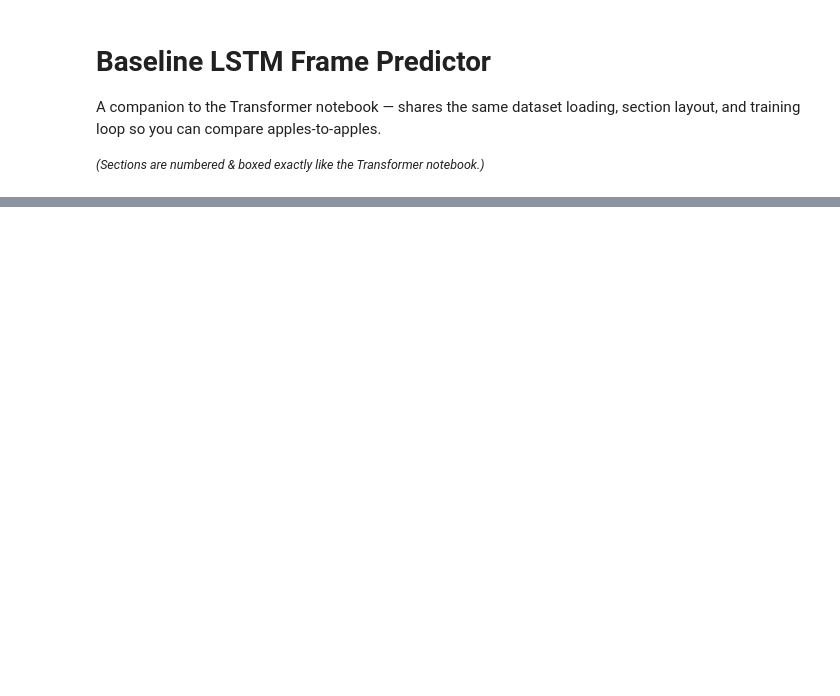
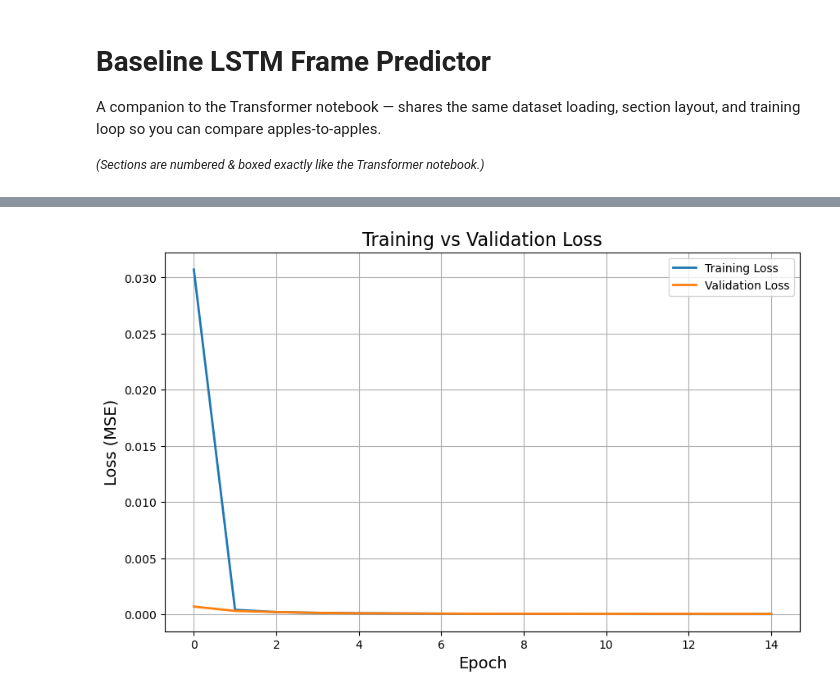
Before and after one commit to pholmes116/NFL-player-trajectories-public, a Jupyter notebook: code/LSTM_position_only.ipynb, the cells around one changed output, grey strips where cells are left out. Saved outputs shown, nothing was run; the diff lists cells and outputs as text; code cells hidden in the pictures; blank space fills up the shorter version.

Commit message:
LSTM rountine push
updated baseline LSTM
model saved

```diff
--- a/code/LSTM_position_only.ipynb
+++ b/code/LSTM_position_only.ipynb
@@ -115,8 +121,15 @@ Epoch 4/15
 # %%
-# ╔═══════════════╗
-# ║ 6. Evaluation ║
-# ╚═══════════════╝
-for X_batch, y_batch in val_ds.take(1):
-    y_pred = model(X_batch)
-    mse = tf.reduce_mean(tf.square(y_pred - y_batch))
-    print("Validation MSE (batch):", mse.numpy())
+# ╔═══════════════════════════════════════════╗
+# ║ 5. Train the model (with timing & callbacks) ║
+# ╚═══════════════════════════════════════════╝
+
+
+EPOCHS = 5
+
+history = model.fit(
+    train_ds,
+    validation_data=val_ds,
+    epochs=EPOCHS,
+    callbacks=[early_stop, checkpoint_cb],
+    verbose=1
+)
@@ -134,0 +169,18 @@ plt.show()
+# %%
+# ╔════════════════════════════════════════╗
+# ║ 7. Plot training and validation curves ║
+# ╚════════════════════════════════════════╝
+
+import matplotlib.pyplot as plt
+
+plt.figure(figsize=(10,6))
+plt.plot(history.history['loss'], label='Training Loss', linewidth=2)
+plt.plot(history.history['val_loss'], label='Validation Loss', linewidth=2)
+plt.xlabel('Epoch', fontsize=14)
+plt.ylabel('Loss (MSE)', fontsize=14)
+plt.title('Training vs Validation Loss', fontsize=16)
+plt.legend()
+plt.grid(True)
+plt.show()
+# %% [output]
+[figure, added]
```
Also changed, not shown: parts of 7 cells of this notebook, 2 other files.
